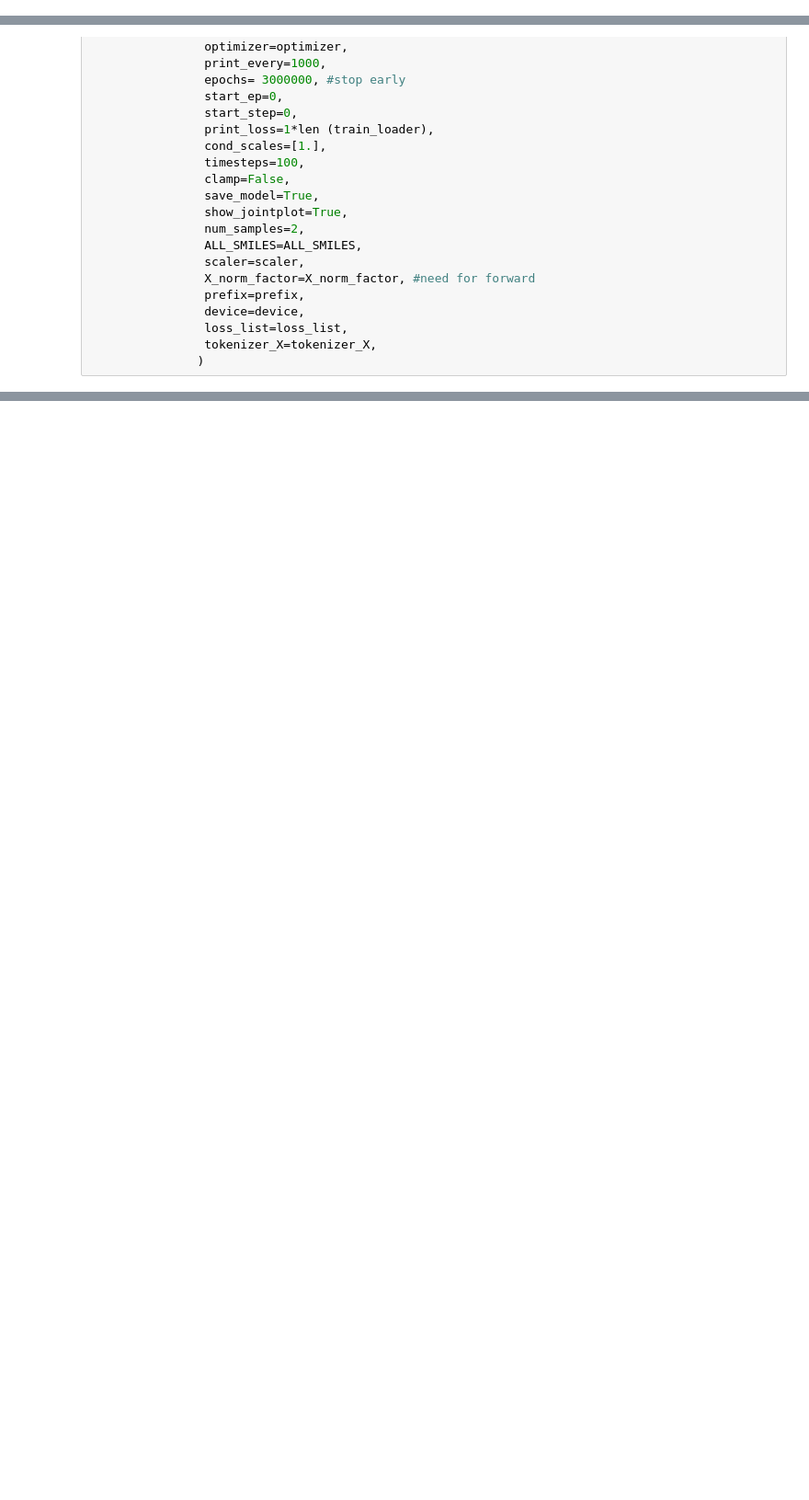
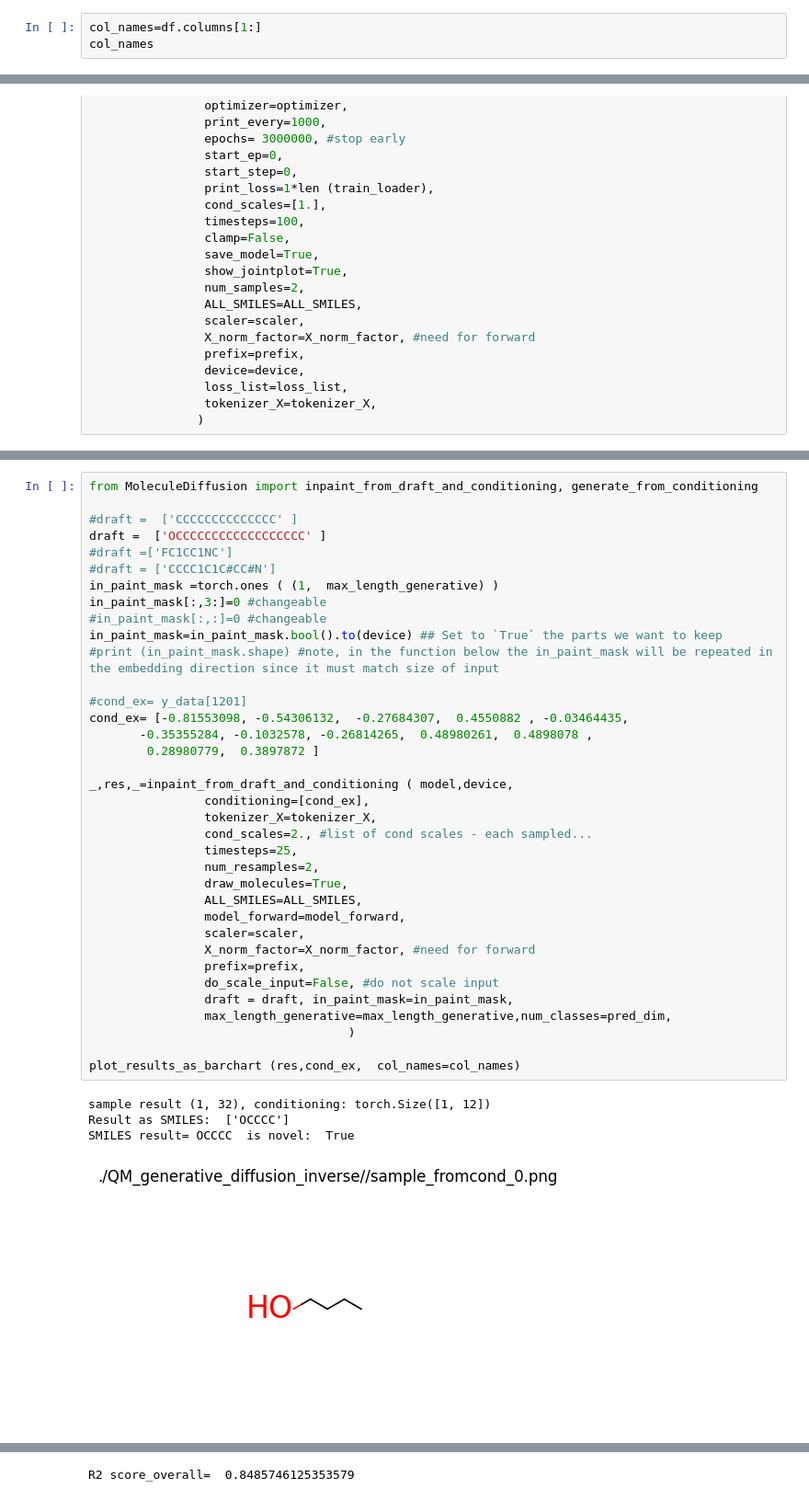
Before and after one commit to lamm-mit/MoleculeDiffusionTransformer, a Jupyter notebook: Inverse_Diffusion.ipynb, the cells around one changed output, grey strips where cells are left out. Shown at 92% size. Saved outputs shown, nothing was run; the diff lists cells and outputs as text; blank space fills up the shorter version.

```diff
--- a/Inverse_Diffusion.ipynb
+++ b/Inverse_Diffusion.ipynb
@@ -336,6 +374,9 @@ fig_handle.set_xlim(0, X_norm_factor)
 plt.show()
 # %% [output]
 [figure]
+# %%
+col_names=df.columns[1:]
+col_names
 # %% [markdown]
 ### Define forward diffusion model (used to validate predictions)
 # %%
@@ -497,0 +575,41 @@ sample_loop_generative (model,device,
+# %%
+from MoleculeDiffusion import inpaint_from_draft_and_conditioning, generate_from_conditioning
+
+#draft =  ['CCCCCCCCCCCCCC' ]
+draft =  ['OCCCCCCCCCCCCCCCCCC' ]
+#draft =['FC1CC1NC']
+#draft = ['CCCC1C1C#CC#N']
+in_paint_mask =torch.ones ( (1,  max_length_generative) )
+in_paint_mask[:,3:]=0 #changeable
+#in_paint_mask[:,:]=0 #changeable
+in_paint_mask=in_paint_mask.bool().to(device) ## Set to `True` the parts we want to keep
+#print (in_paint_mask.shape) #note, in the function below the in_paint_mask will be repeated in the embedding direction since it must match size of input
+
+#cond_ex= y_data[1201]
+cond_ex= [-0.81553098, -0.54306132,  -0.27684307,  0.4550882 , -0.03464435,
+       -0.35355284, -0.1032578, -0.26814265,  0.48980261,  0.4898078 ,
+        0.28980779,  0.3897872 ]
+
+_,res,_=inpaint_from_draft_and_conditioning ( model,device,
+                conditioning=[cond_ex],
+                tokenizer_X=tokenizer_X,
+                cond_scales=2., #list of cond scales - each sampled...
+                timesteps=25,
+                num_resamples=2,
+                draw_molecules=True,
+                ALL_SMILES=ALL_SMILES,
+                model_forward=model_forward,
+                scaler=scaler,
+                X_norm_factor=X_norm_factor, #need for forward
+                prefix=prefix,
+                do_scale_input=False, #do not scale input
+                draft = draft, in_paint_mask=in_paint_mask,
+                max_length_generative=max_length_generative,num_classes=pred_dim,
+                                    )
+
+plot_results_as_barchart (res,cond_ex,  col_names=col_names)
+# %% [output]
+sample result (1, 32), conditioning: torch.Size([1, 12])
+Result as SMILES:  ['OCCCC']
+SMILES result= OCCCC  is novel:  True
+[figure, added]
@@ -497,0 +617 @@ sample_loop_generative (model,device,
+R2 score_overall=  0.8485746125353579
```
Also changed, not shown: parts of 20 cells of this notebook.
